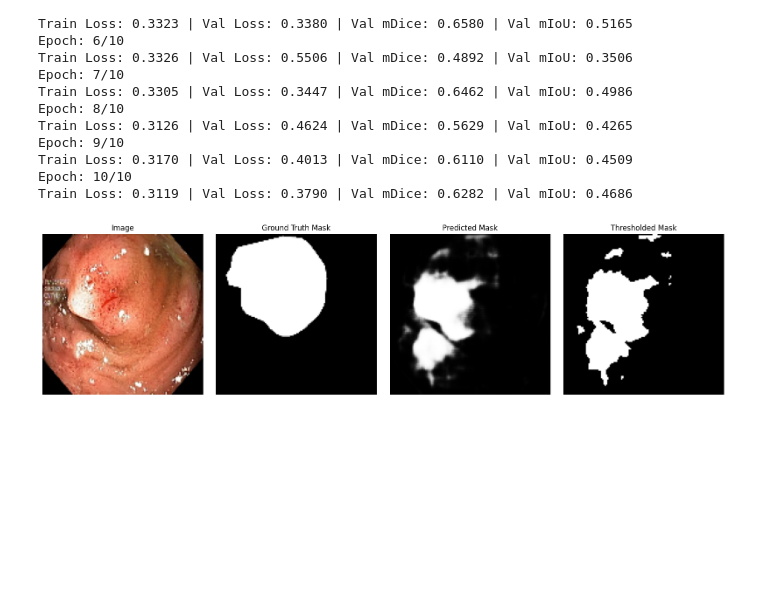
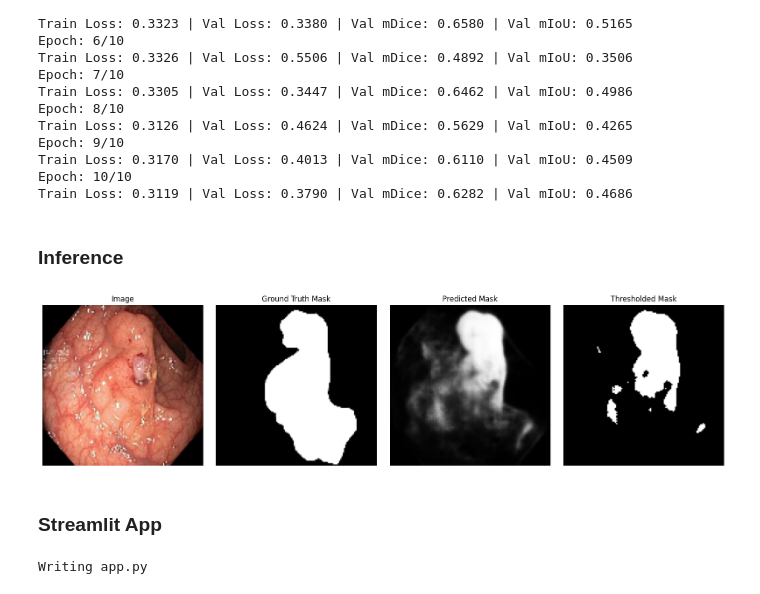
Before and after one commit to zuanki/PolypSegmentation, a Jupyter notebook: main.ipynb, the cells around one changed output. Cells and saved outputs as stored; diff of their text form; code cells hidden in the pictures; blank space fills up the shorter version.

```diff
--- a/main.ipynb
+++ b/main.ipynb
@@ -528,6 +563,8 @@ Epoch: 9/10
 Train Loss: 0.3170 | Val Loss: 0.4013 | Val mDice: 0.6110 | Val mIoU: 0.4509
 Epoch: 10/10
 Train Loss: 0.3119 | Val Loss: 0.3790 | Val mDice: 0.6282 | Val mIoU: 0.4686
+# %% [markdown]
+### Inference
 # %%
 #@title Inference
 def inference(model, image):
@@ -536,7 +573,7 @@ def inference(model, image):
 
     Args:
         model (torch.nn.Module): Trained model
-        image (torch.Tensor): Input image tensor with shape [batch_size, 3, height, width]
+        image (torch.Tensor): Input image tensor with shape [batch_size, 3, height, width] with pixel values in range [0, 1]
     """
 
     model.eval()
@@ -553,9 +590,9 @@ def plot_image_mask(image, mask, pred_mask, threshold=0.55):
     Plots image, mask, and predicted mask.
 
     Args:
-        image (torch.Tensor): Input image tensor with shape [3, height, width]
-        mask (torch.Tensor): Mask tensor with shape [1, height, width]
-        pred_mask (torch.Tensor): Predicted mask tensor with shape [1, height, width]
+        image (torch.Tensor): Input image tensor with shape [3, height, width] with pixel values in range [0, 1]
+        mask (torch.Tensor): Mask tensor with shape [1, height, width] with pixel values in range [0, 1]
+        pred_mask (torch.Tensor): Predicted mask tensor with shape [1, height, width] with pixel values in range [0, 1]
         threshold (float): Threshold value to apply for segmentation (default: 0.5)
     """
 
@@ -592,35 +629,36 @@ def plot_image_mask(image, mask, pred_mask, threshold=0.55):
     plt.tight_layout()
     plt.show()
 # %%
-name = "cju0qkwl35piu0993l0dewei2.jpg"
+name = "cju0qx73cjw570799j4n5cjze.jpg"
 
 image_path = "/content/drive/MyDrive/MachineLearning/PolypSegmentation/data/Kvasir-SEG/images/" + name
 mask_path = "/content/drive/MyDrive/MachineLearning/PolypSegmentation/data/Kvasir-SEG/masks/" + name
 
-# Read image and mask
 image = cv2.imread(image_path)
 image = cv2.cvtColor(image, cv2.COLOR_BGR2RGB)
 
 mask = cv2.imread(mask_path)
 mask = cv2.cvtColor(mask, cv2.COLOR_BGR2GRAY)
 
 # Image Preprocessing
 image = cv2.resize(image, (128, 128))
 image = image / 255.0
 
 # Mask Preprocessing
 mask = cv2.resize(mask, (128, 128))
 mask = mask / 255.0
 
 # Convert to tensor
 image = torch.from_numpy(image).permute(2, 0, 1).float()
 mask = torch.from_numpy(mask).unsqueeze(0).float()
 
 pred_mask = inference(model, image.unsqueeze(0))
 
-plot_image_mask(image, mask, pred_mask)
+plot_image_mask(image, mask, pred_mask, 0.6)
 # %% [output]
-[figure, old version]
+[figure, new version]
+# %% [markdown]
+### Streamlit App
 # %%
 %%writefile app.py
 
@@ -849,7 +887,7 @@ if uploaded_file is not None:
     mask = mask.squeeze(0).squeeze(0).cpu().numpy()
 
     # Threshold mask
-    threshold = 0.55
+    threshold = 0.6
     mask[mask >= threshold] = 1
     mask[mask < threshold] = 0
 
@@ -869,3 +907,5 @@ if uploaded_file is not None:
     with col2:
         st.markdown("<h5 style='text-align: center;'>Predicted Mask</h5>", unsafe_allow_html=True)
         st.image(mask, caption="", use_column_width=True)
+# %% [output]
+Writing app.py
```
Also changed, not shown: parts of 19 cells of this notebook, 1 other file.
